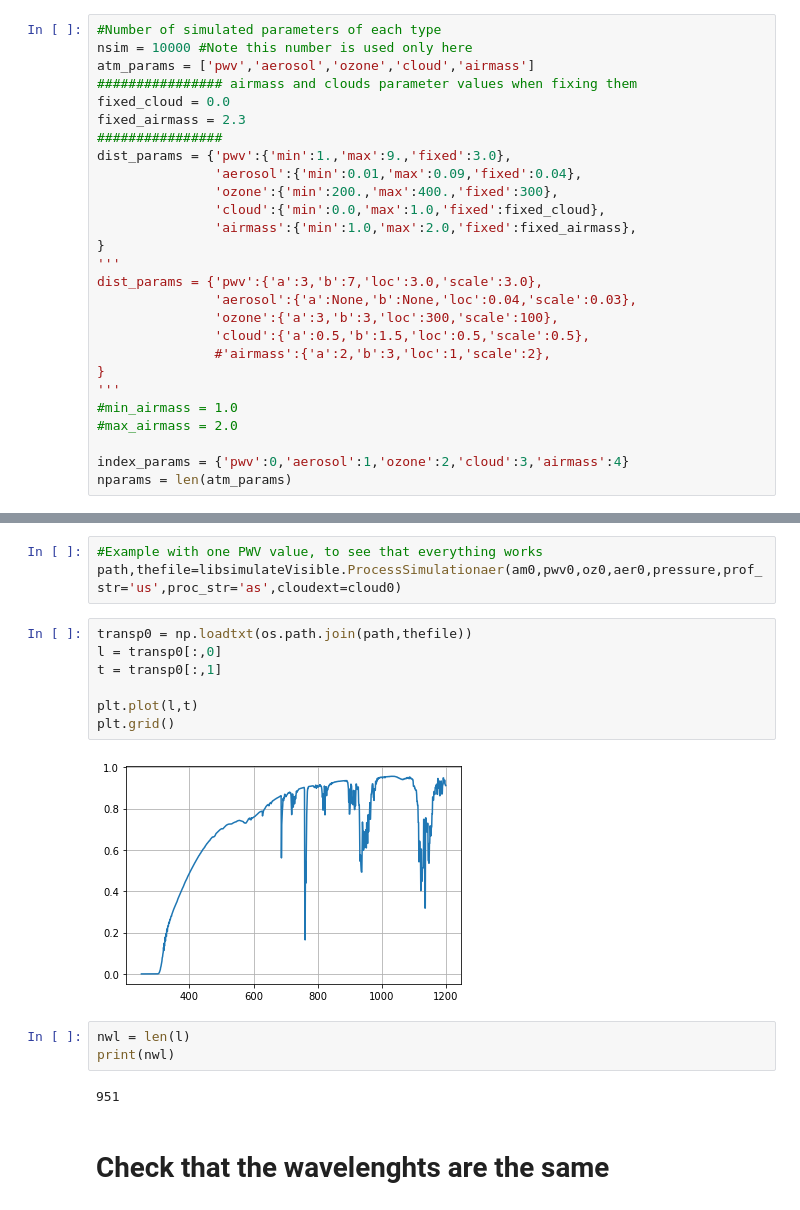
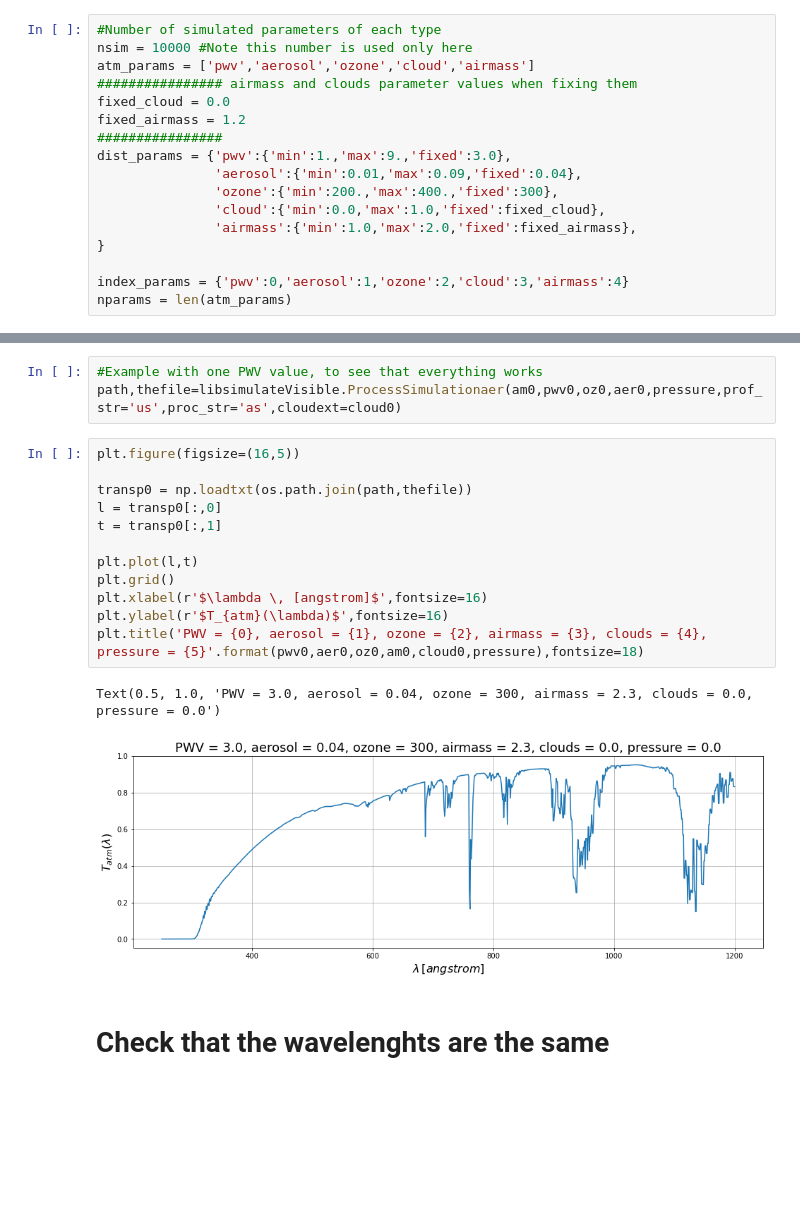
Before and after one commit to mrmonroy/AuxTel_atm_photo_corr, a Jupyter notebook: 01_simulateAtmParams_linear_distribution.ipynb, the cells around one changed output, grey strips where cells are left out. Saved outputs shown, nothing was run; the diff lists cells and outputs as text; blank space fills up the shorter version.

```diff
--- a/01_simulateAtmParams_linear_distribution.ipynb
+++ b/01_simulateAtmParams_linear_distribution.ipynb
@@ -45,7 +44,7 @@ nsim = 10000 #Note this number is used only here
 atm_params = ['pwv','aerosol','ozone','cloud','airmass']
 ################ airmass and clouds parameter values when fixing them
 fixed_cloud = 0.0
-fixed_airmass = 2.3
+fixed_airmass = 1.2
 ################
 dist_params = {'pwv':{'min':1.,'max':9.,'fixed':3.0},
                'aerosol':{'min':0.01,'max':0.09,'fixed':0.04},
@@ -53,16 +52,6 @@ dist_params = {'pwv':{'min':1.,'max':9.,'fixed':3.0},
                'cloud':{'min':0.0,'max':1.0,'fixed':fixed_cloud},
                'airmass':{'min':1.0,'max':2.0,'fixed':fixed_airmass},
 }
-'''
-dist_params = {'pwv':{'a':3,'b':7,'loc':3.0,'scale':3.0},
-               'aerosol':{'a':None,'b':None,'loc':0.04,'scale':0.03},
-               'ozone':{'a':3,'b':3,'loc':300,'scale':100},
-               'cloud':{'a':0.5,'b':1.5,'loc':0.5,'scale':0.5},
-               #'airmass':{'a':2,'b':3,'loc':1,'scale':2},
-}
-'''
-#min_airmass = 1.0
-#max_airmass = 2.0
 
 index_params = {'pwv':0,'aerosol':1,'ozone':2,'cloud':3,'airmass':4}
 nparams = len(atm_params)
@@ -125,19 +116,20 @@ libradtranpath= /home/martin/auxtel_lsst/External/libRadtran/
 #Example with one PWV value, to see that everything works
 path,thefile=libsimulateVisible.ProcessSimulationaer(am0,pwv0,oz0,aer0,pressure,prof_str='us',proc_str='as',cloudext=cloud0)
 # %%
+plt.figure(figsize=(16,5))
+
 transp0 = np.loadtxt(os.path.join(path,thefile))
 l = transp0[:,0]
 t = transp0[:,1]
 
 plt.plot(l,t)
 plt.grid()
+plt.xlabel(r'$\lambda \, [angstrom]$',fontsize=16)
+plt.ylabel(r'$T_{atm}(\lambda)$',fontsize=16)
+plt.title('PWV = {0}, aerosol = {1}, ozone = {2}, airmass = {3}, clouds = {4}, pressure = {5}'.format(pwv0,aer0,oz0,am0,cloud0,pressure),fontsize=18)
 # %% [output]
+Text(0.5, 1.0, 'PWV = 3.0, aerosol = 0.04, ozone = 300, airmass = 2.3, clouds = 0.0, pressure = 0.0')
-[figure, old version]
+[figure, new version]
-# %%
-nwl = len(l)
-print(nwl)
-# %% [output]
-951
 # %% [markdown]
 # Check that the wavelenghts are the same
 # %%
```
Also changed, not shown: parts of 10 cells of this notebook.
